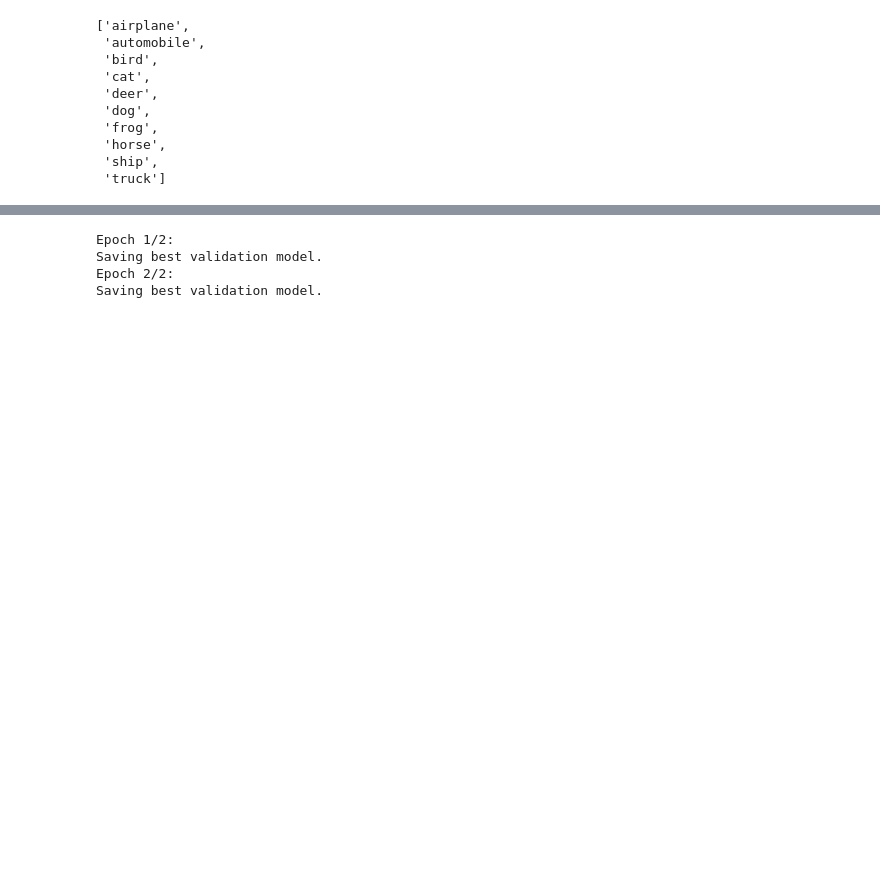
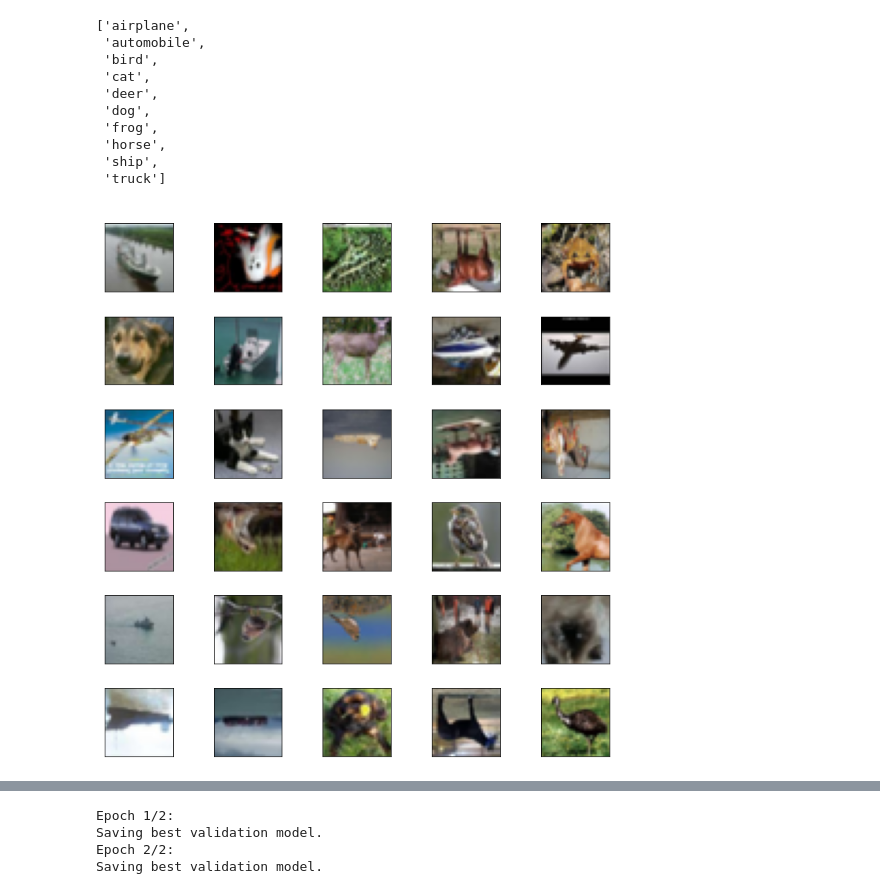
Before and after one commit to SagarRathod-TomTom/deep-ml, a Jupyter notebook: examples/Image_Classification_Example.ipynb, the cells around one changed output, grey strips where cells are left out. Drawn from its saved outputs; the diff is of its cells as text; code cells hidden in the pictures; blank space fills up the shorter version.

```diff
--- a/examples/Image_Classification_Example.ipynb
+++ b/examples/Image_Classification_Example.ipynb
@@ -53,6 +53,12 @@ classes
  'horse',
  'ship',
  'truck']
+# %%
+from deepml.visualize import show_images_from_dataset
+
+show_images_from_dataset(trainset, samples=30, cols=5, figsize=(10, 10))
+# %% [output]
+[figure, added]
 # %%
 from deepml.visualize import show_images_from_loader
 show_images_from_loader(testloader, samples=30, cols=5, classes=classes, figsize=(10, 10))
```
Also changed, not shown: parts of 6 cells of this notebook, 1 other file.
